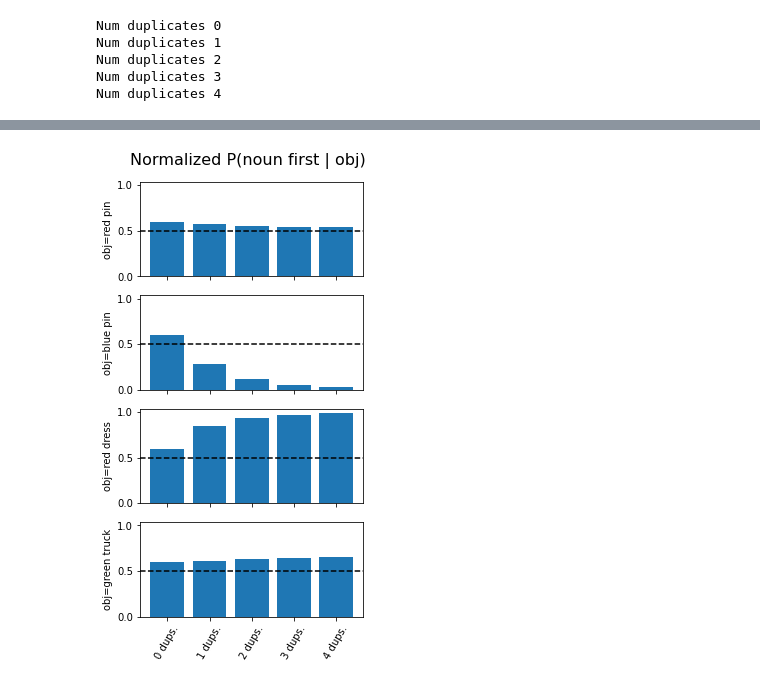
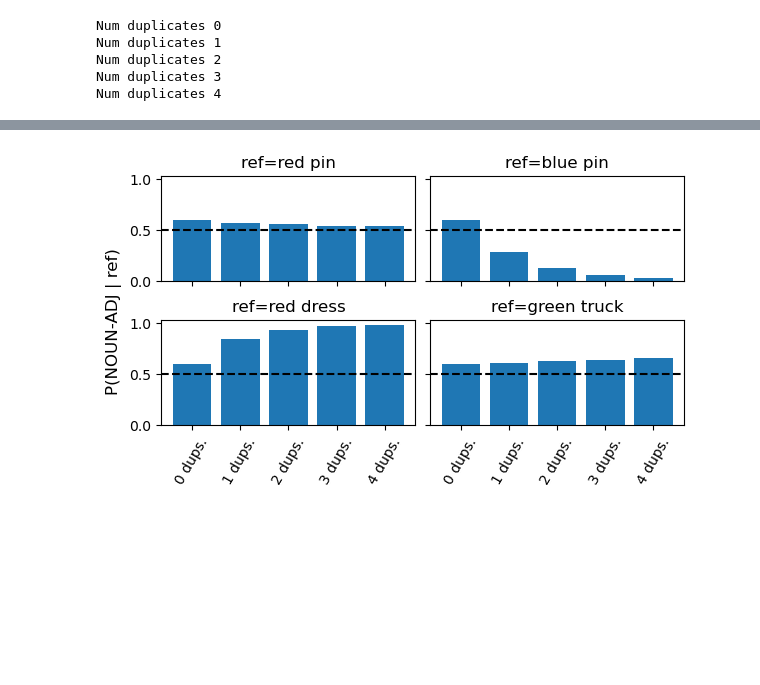
Before and after one commit to dharakyu/crosslinguistic-order, a Jupyter notebook: modeling/single-shot.ipynb, the cells around one changed output, grey strips where cells are left out. Drawn from its saved outputs; the diff is of its cells as text; code cells hidden in the pictures; blank space fills up the shorter version.

Commit message:
fixed flipped axis in contextual informativeness figure, other small fixes

```diff
--- a/modeling/single-shot.ipynb
+++ b/modeling/single-shot.ipynb
@@ -18,8 +17,6 @@ import scipy.stats
 semantic_value_range = np.linspace(0.5, 1, num=11)
 adjectives = [c for c in string.ascii_lowercase[:13]]
 nouns = [c for c in string.ascii_lowercase[13:]]
-objects = get_all_objects(adjectives, nouns)
-utterances = get_all_utterances(adjectives, nouns)
 # %%
 all_probs = []
 for num_adj in range(2, 6):
@@ -70,0 +138,9 @@ plt.savefig('semantic_values.png')
+# %%
+fig, ax = plt.subplots(figsize=(3, 2))
+im = ax.imshow(probs, origin='lower', cmap='plasma', vmin=0.45, vmax=0.6, extent=[1.5, 9.5, 1.5, 9.5])
+ax.set_xticks(list(range(2, 10)))
+ax.set_yticks(list(range(2, 10)))
+#ax.set_title('P(NOUN-ADJ)', size=16)
+ax.set_xlabel('Num. available nouns')
+ax.set_ylabel('Num. available adjs.')
+cbar = plt.colorbar(im)
@@ -76,6 +152,14 @@ Assume fixed semantic values $v_{\text{adj}} = 0.9, v_{\text{noun}} = 0.95$
 adjectives = ["red", "blue", "green"]
 nouns = ["pin", "dress", "truck"]
 objects = get_all_objects(adjectives, nouns)
+"""
+objects = [
+    {'color': 'red', 'shape': 'pin', 'string': 'red pin'},
+    {'color': 'red', 'shape': 'dress', 'string': 'red dress'},
+    {'color': 'blue', 'shape': 'pin', 'string': 'blue pin'},
+    {'color': 'green', 'shape': 'truck', 'string': 'green truck'}
+]
+"""
 utterances = get_all_utterances(adjectives, nouns)
 objects
 # %% [output]
@@ -179,16 +263,22 @@ for key, val in probs_map.items():
     normalized_probs = val / normalized_val
     normalized_probs_map[key] = normalized_probs
 # %%
-fig, axs = plt.subplots(4, 1, sharex=True, sharey=True, figsize=(4, 8))
-for obj_idx, row_ax in enumerate(axs):
-    obj_name = obj_names[obj_idx]
-    vals_for_hist = normalized_probs_map[obj_name][:, -1]
-    x_labels = [str(i) + ' dups.' for i in range(5)]
-    row_ax.bar(x_labels, vals_for_hist)
-    row_ax.axhline(y=0.5, ls='--', c='black', zorder=1)
-    row_ax.set_xticklabels(x_labels, rotation=60)
-    row_ax.set_ylabel("obj=" + obj_name)
-fig.suptitle('Normalized P(noun first | obj)', fontsize=16, x=0.5, y=0.93)
-plt.savefig('duplicates.png')
+fig, axs = plt.subplots(2, 2, sharex=True, sharey=True, figsize=(6, 3.5))
+for i in range(2):
+    for j in range(2):
+        ax = axs[i, j]
+        flat_idx = np.ravel_multi_index((i, j), (2, 2))
+        obj_name = obj_names[flat_idx]
+        vals_for_hist = normalized_probs_map[obj_name][:, -1]
+        x_labels = [str(i) + ' dups.' for i in range(5)]
+        ax.bar(x_labels, vals_for_hist)
+        ax.axhline(y=0.5, ls='--', c='black', zorder=1)
+        ax.set_xticklabels(x_labels, rotation=60)
+        #ax.set_ylabel("obj=" + obj_name)
+        ax.set_title('ref=' + obj_name)
+        fig.supylabel('P(NOUN-ADJ | ref)')
+#fig.suptitle('P(NOUN-ADJ | obj)', fontsize=16)#, x=0.5, y=0.93)
+#plt.savefig('duplicates.png')
+fig.tight_layout(pad=0.7)
 # %% [output]
-[figure, old version]
+[figure, new version]
```
Also changed, not shown: parts of 13 cells of this notebook, 10 other files.
